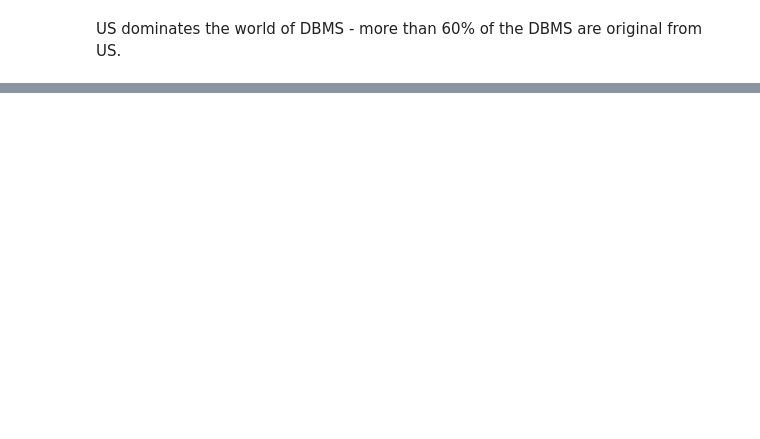
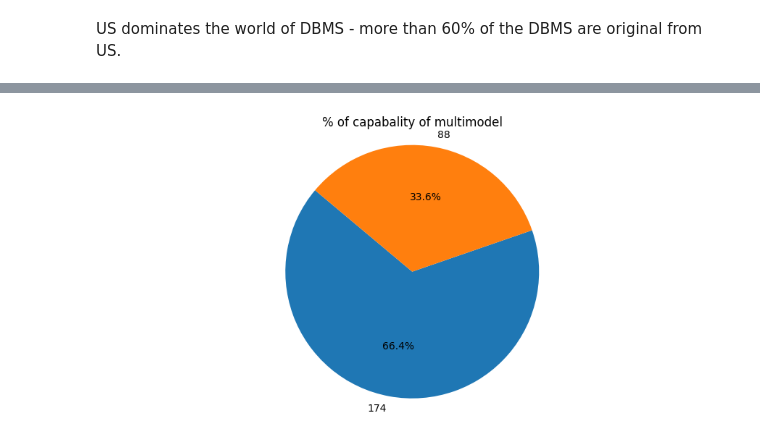
Before and after one commit to vaugsss/DataScience, a Jupyter notebook: DBMS.ipynb, the cells around one changed output, grey strips where cells are left out. Saved outputs shown, nothing was run; the diff lists cells and outputs as text; code cells hidden in the pictures; blank space fills up the shorter version.

```diff
--- a/DBMS.ipynb
+++ b/DBMS.ipynb
@@ -360,0 +400,9 @@ US dominates the world of DBMS - more than 60% of the DBMS are original from US.
+# %%
+
+plt.figure(figsize=(11,5))
+plt.pie(modeltype, labels=modeltype, autopct=lambda pct: '{:.1f}%'.format(pct), startangle=140)
+plt.title("% of capabality of multimodel")
+plt.axis('equal')
+plt.show()
+# %% [output]
+[figure, added]
```
Also changed, not shown: parts of 10 cells of this notebook.
